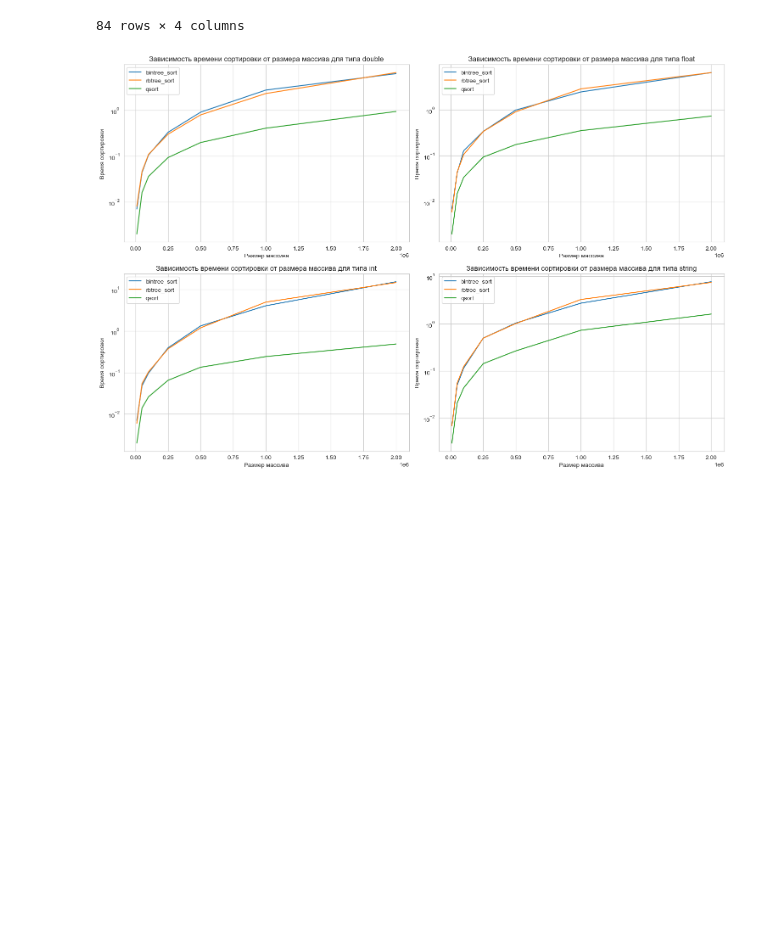
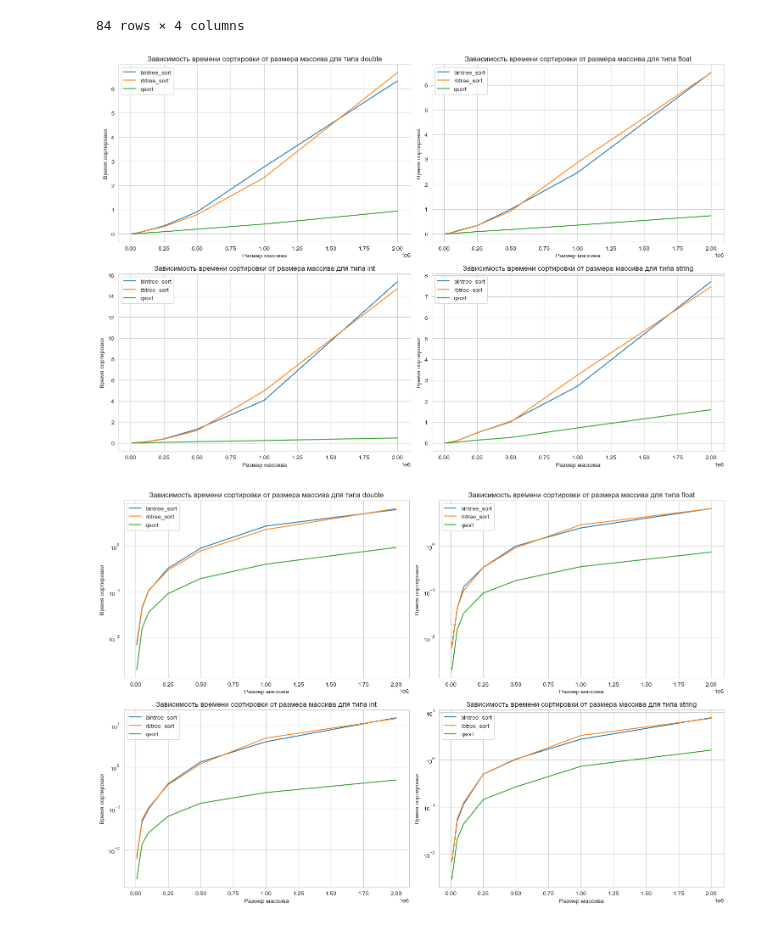
Before and after one commit to TobbyMax/EcoLab1TreeSort, a Jupyter notebook: bench/eco-lab-1.ipynb, the cells around one changed output. Cells and saved outputs as stored; diff of their text form; code cells hidden in the pictures; blank space fills up the shorter version.

```diff
--- a/bench/eco-lab-1.ipynb
+++ b/bench/eco-lab-1.ipynb
@@ -17,6 +17,27 @@ data
 | 82 | rbtree_sort | string | 2000000 | 7.464 |
 | 83 | qsort | string | 2000000 | 1.594 |
 84 rows × 4 columns
+# %%
+# Группировка данных по типам данных
+grouped_data = data.groupby('type')
+
+# Создание сетки из 4 графиков
+fig, axs = plt.subplots(2, 2, figsize=(15, 10))
+
+# Построение графиков для каждого типа данных
+for (name, group), ax in zip(grouped_data, axs.flatten()):
+    for sort_type in group['algorithm'].unique():
+        group_sort = group[group['algorithm'] == sort_type]
+        ax.plot(group_sort['size'], group_sort['time'], label=sort_type)
+    ax.set_title(f'Зависимость времени сортировки от размера массива для типа {name}')
+    ax.set_xlabel('Размер массива')
+    ax.set_ylabel('Время сортировки')
+    ax.legend()
+
+plt.tight_layout()
+plt.show()
+# %% [output]
+[figure, added]
 # %%
 # Группировка данных по типам данных
 grouped_data = data.groupby('type')
```
